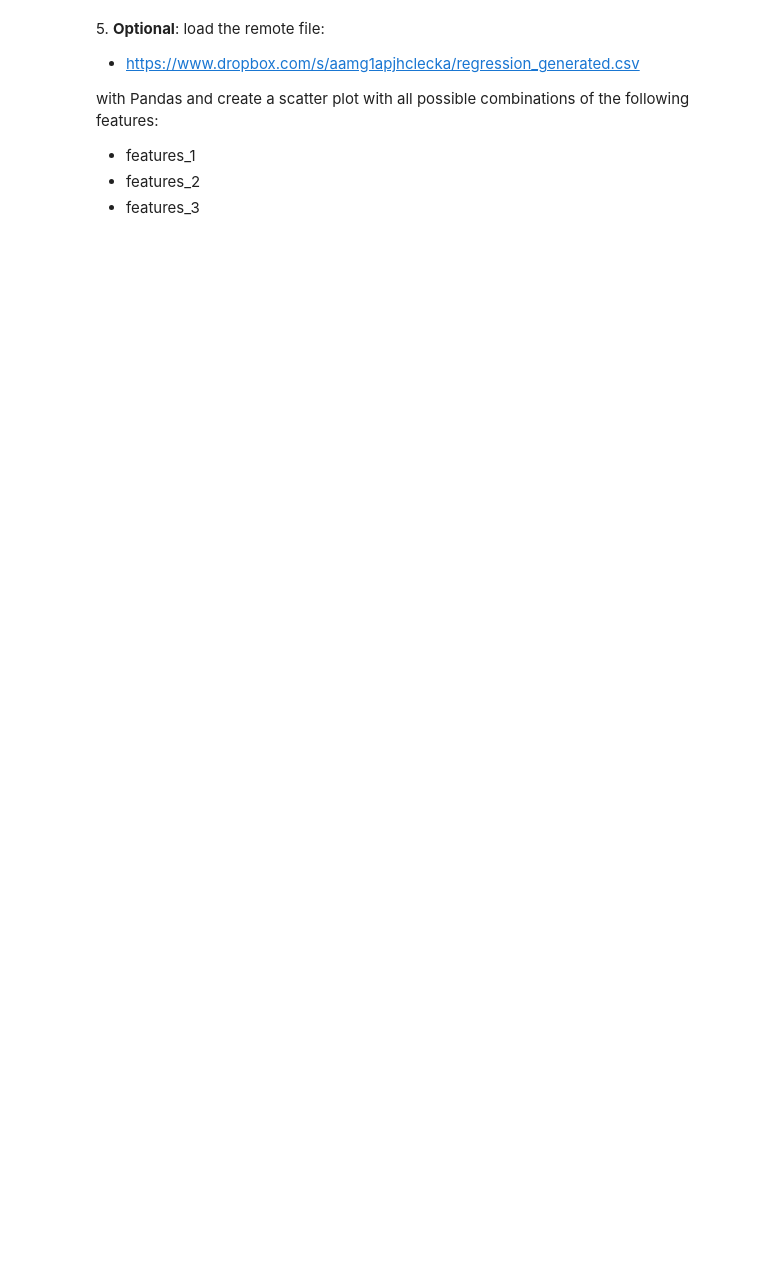
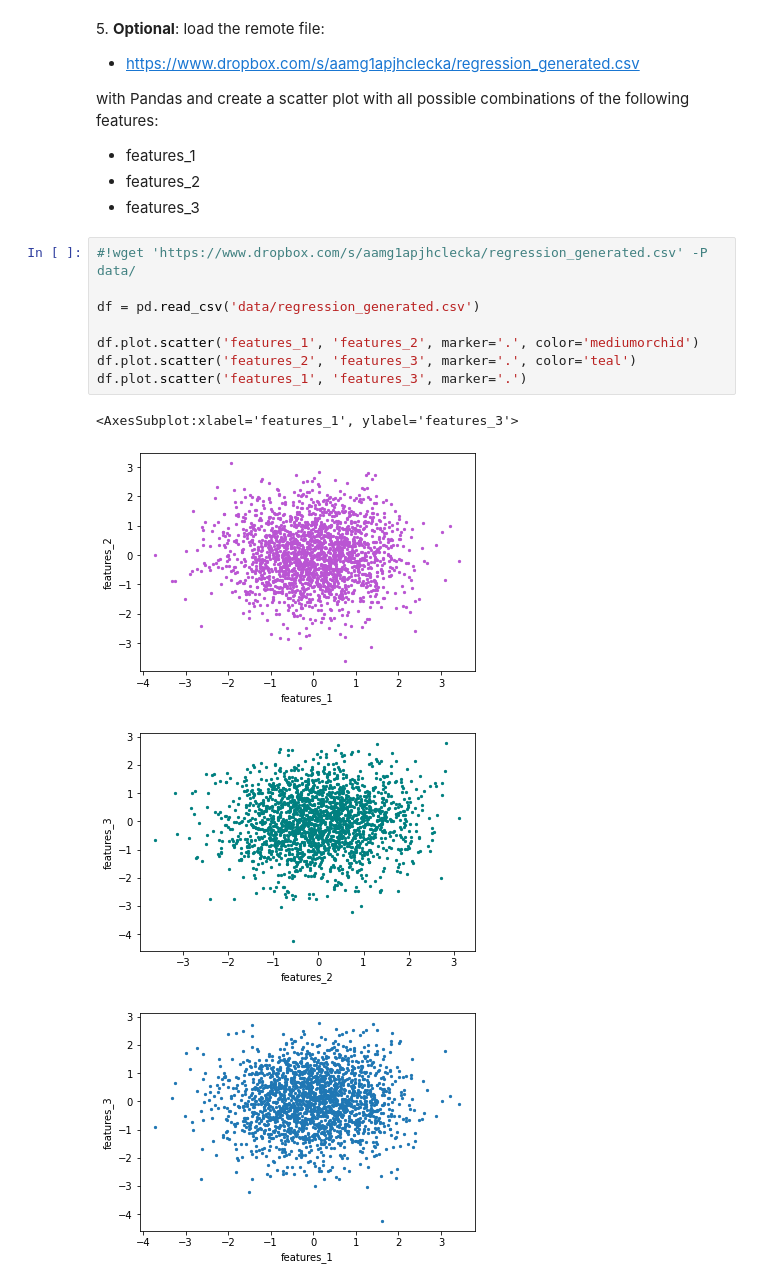
Before and after one commit to zucchett/HighLevelProgramming2021, a Jupyter notebook: 06ex_OSEMN.ipynb, the cells around one changed output. Drawn from its saved outputs; the diff is of its cells as text; blank space fills up the shorter version.

```diff
--- a/06ex_OSEMN.ipynb
+++ b/06ex_OSEMN.ipynb
@@ -44,3 +163,16 @@ with Pandas and create a scatter plot with all possible combinations of the foll
   + features_1
   + features_2
   + features_3
+# %%
+#!wget 'https://www.dropbox.com/s/aamg1apjhclecka/regression_generated.csv' -P data/
+
+df = pd.read_csv('data/regression_generated.csv')
+
+df.plot.scatter('features_1', 'features_2', marker='.', color='mediumorchid')
+df.plot.scatter('features_2', 'features_3', marker='.', color='teal')
+df.plot.scatter('features_1', 'features_3', marker='.')
+# %% [output]
+<AxesSubplot:xlabel='features_1', ylabel='features_3'>
+[figure, added]
+[figure, added]
+[figure, added]
```
Also changed, not shown: parts of 11 cells of this notebook, 1 other file.
